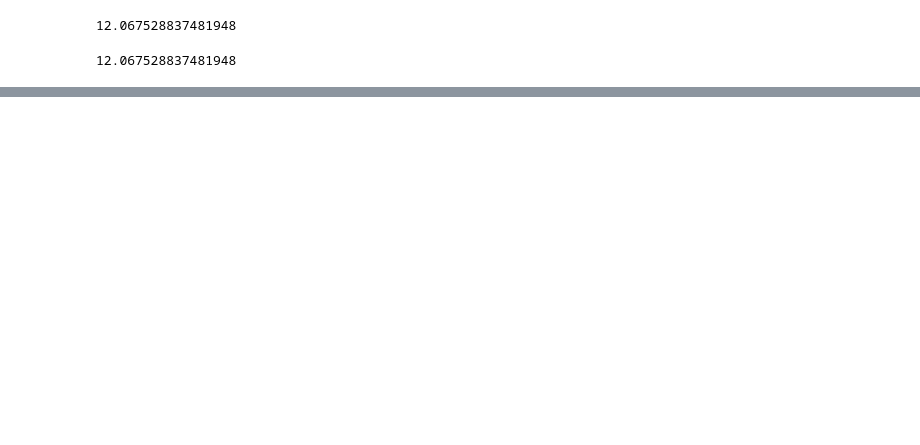
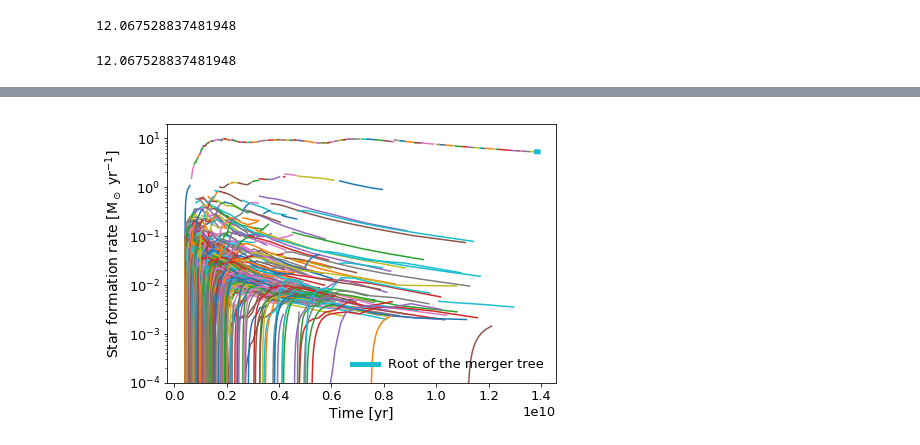
Before and after one commit to caterpillarproject/caga, a Jupyter notebook: notebooks/GAMMATreeBasic.ipynb, the cells around one changed output, grey strips where cells are left out. Cells and saved outputs as stored; diff of their text form; code cells hidden in the pictures; blank space fills up the shorter version.

```diff
--- a/notebooks/GAMMATreeBasic.ipynb
+++ b/notebooks/GAMMATreeBasic.ipynb
@@ -46,0 +59,4 @@ Warning -- Not enough gas to sustain the SFH. 2
+# %%
+fig = caga.plot.sfh_evolution(g,tree_trunk_ID=gt.tree_trunk_ID)
+# %% [output]
+[figure, added]
```
Also changed, not shown: parts of 6 cells of this notebook.
